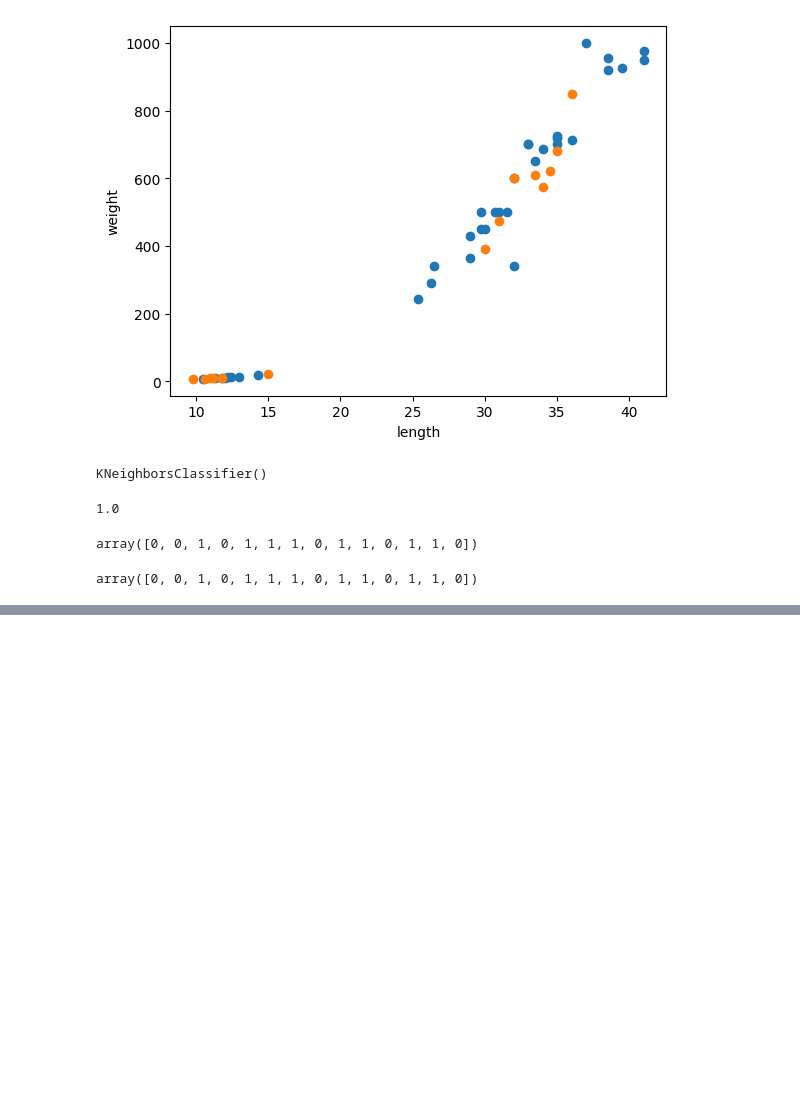
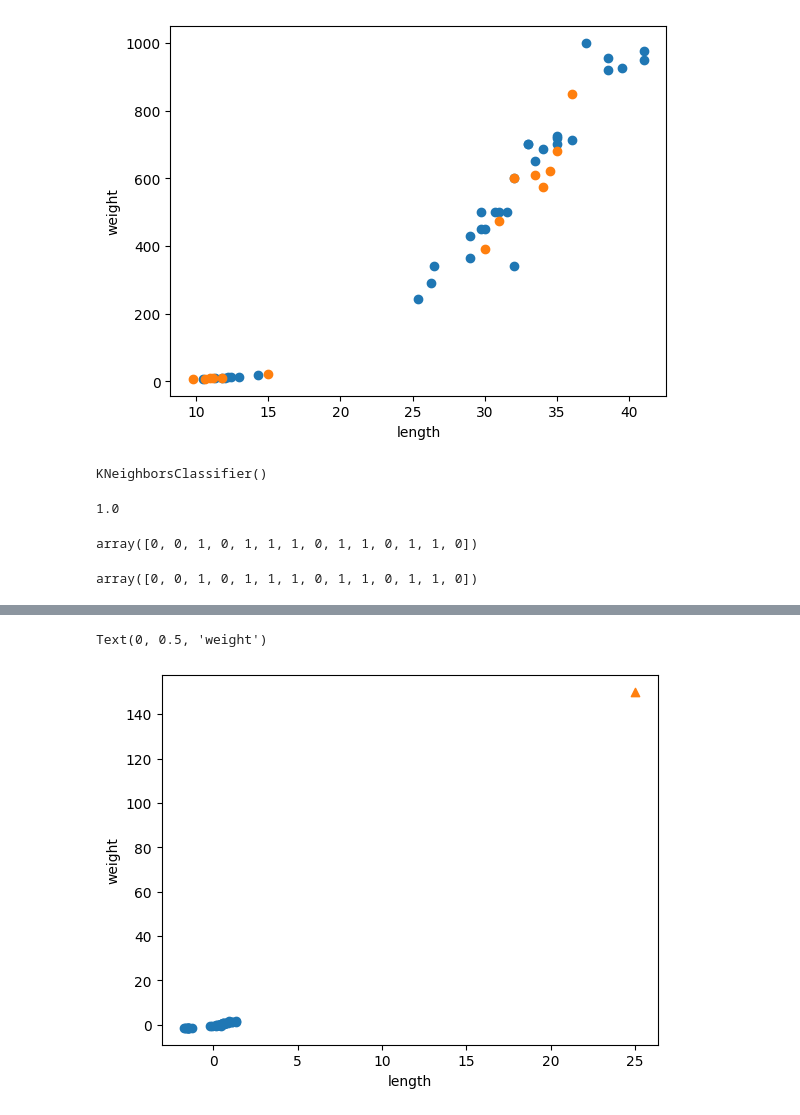
Before and after one commit to Hoon-Code/study_Machine-Deep, a Jupyter notebook: study_md_day2.ipynb, the cells around one changed output, grey strips where cells are left out. Drawn from its saved outputs; the diff is of its cells as text; code cells hidden in the pictures; blank space fills up the shorter version.

```diff
--- a/study_md_day2.ipynb
+++ b/study_md_day2.ipynb
@@ -136,0 +252,3 @@ distances,indexes=kn.kneighbors([[25,150]])
+# %%
+mean=np.mean(train_input,axis=0) #열기준 평균을 구하기위해 0으로 둠 -> (1,2)배열 나옴
+std=np.std(train_input,axis=0)
@@ -136,0 +259,11 @@ distances,indexes=kn.kneighbors([[25,150]])
+# %%
+train_scaled=(train_input-mean)/std #브로드 캐스팅
+# %%
+plt.scatter(train_scaled[:,0],train_scaled[:,1])
+plt.scatter(25,150,marker='^')
+plt.xlabel('length')
+plt.ylabel('weight')
+#25,150은 브로드 캐스팅 안해서 그래프가 이상하게 나옴
+# %% [output]
+Text(0, 0.5, 'weight')
+[figure, added]
```
Also changed, not shown: parts of 32 cells of this notebook.
